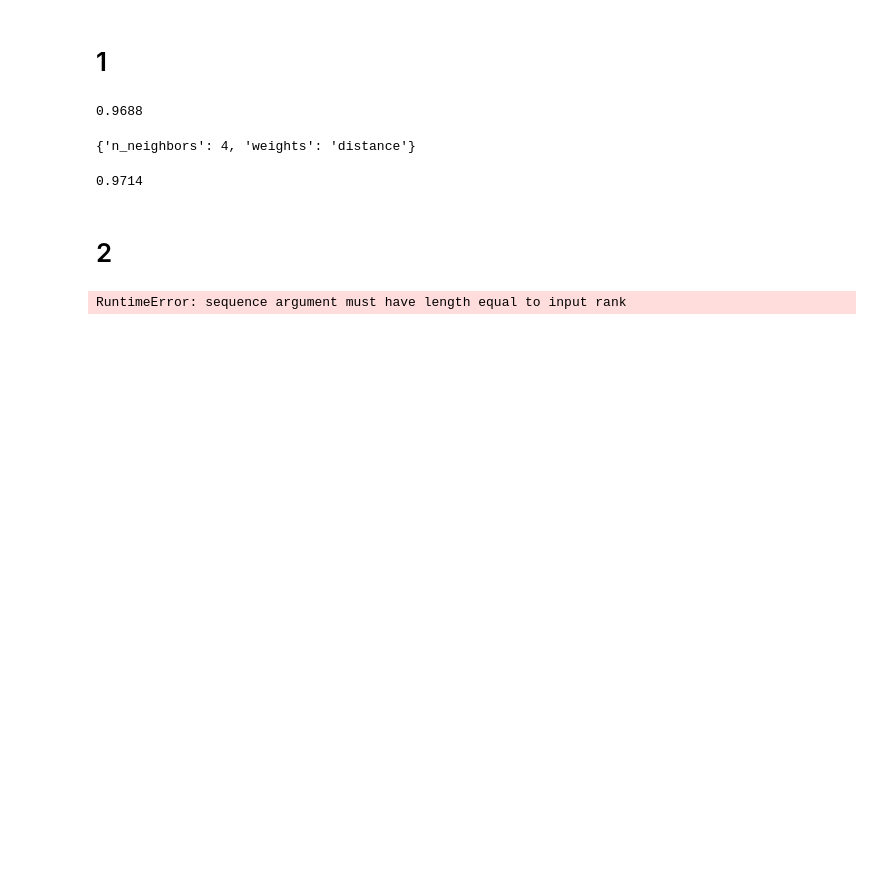
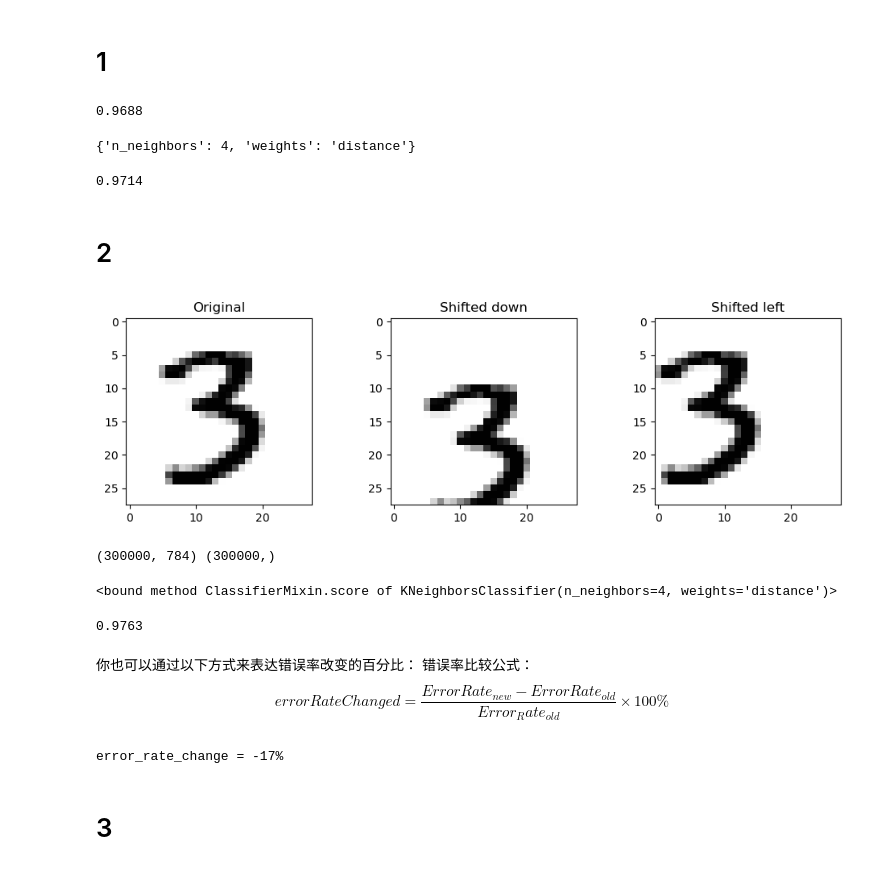
Before and after one commit to zhouchiji/handson-ml3, a Jupyter notebook: exercise/03_exercise.ipynb, the cells around one changed output. Drawn from its saved outputs; the diff is of its cells as text; code cells hidden in the pictures; blank space fills up the shorter version.

```diff
--- a/exercise/03_exercise.ipynb
+++ b/exercise/03_exercise.ipynb
@@ -27,17 +27,10 @@ grid_search.best_params_
 # %% [output]
 {'n_neighbors': 4, 'weights': 'distance'}
 # %%
-knn_clf = KNeighborsClassifier(weights='distance', n_neighbors=4)
-knn_clf.fit(X_train, y_train)
-acc = knn_clf.score(X_test, y_test)
+grid_search.best_estimator_.fit(X_train, y_train)
+acc = grid_search.score(X_test, y_test)
 acc
 # %% [output]
 0.9714
 # %% [markdown]
 # 2
-# %%
-from scipy.ndimage import shift
-
-shift(X_train[0], [1, 0], cval=0)
-# %% [output]
-RuntimeError: sequence argument must have length equal to input rank
@@ -43,0 +40,28 @@ RuntimeError: sequence argument must have length equal to input rank
+# %%
+from scipy.ndimage import shift
+
+def shift_image(image, dx, dy):
+    image = image.reshape(28, 28)
+    shifted_image = shift(image, [dy, dx], cval=0, mode='constant')
+    return shifted_image.reshape([-1])
+# %%
+image = X_train[10000]
+image_down = shift_image(image, 0, 5)
+image_left = shift_image(image, -5, 0)
+# %%
+plt.figure(figsize=(12, 3))
+plt.subplot(131)
+plt.title("Original")
+plt.imshow(image.reshape(28, 28),
+           interpolation="nearest", cmap="binary")
+plt.subplot(132)
+plt.title("Shifted down")
+plt.imshow(image_down.reshape(28, 28),
+           interpolation="nearest", cmap="binary")
+plt.subplot(133)
+plt.title("Shifted left")
+plt.imshow(image_left.reshape(28, 28),
+           interpolation="nearest", cmap="binary")
+plt.show()
+# %% [output]
+[figure, added]
@@ -43,0 +79,4 @@ RuntimeError: sequence argument must have length equal to input rank
+# %%
+print(X_train_argument.shape, y_train_argument.shape)
+# %% [output]
+(300000, 784) (300000,)
@@ -43,0 +87,20 @@ RuntimeError: sequence argument must have length equal to input rank
+# %%
+knn_clf = KNeighborsClassifier(**grid_search.best_params_)
+knn_clf.fit(X_train_argument, y_train_argument)
+# %% [output]
+<bound method ClassifierMixin.score of KNeighborsClassifier(n_neighbors=4, weights='distance')>
+# %%
+augmented_accuracy = knn_clf.score(X_test, y_test)
+augmented_accuracy
+# %% [output]
+0.9763
+# %% [markdown]
+你也可以通过以下方式来表达错误率改变的百分比：
+错误率比较公式：$$errorRateChanged = \frac{{ErrorRate}_{new} - ErrorRate_{old}}{Error_Rate_{old}} \times 100\% $$
+# %%
+error_rate_changed = ((1-augmented_accuracy) - (1-acc))/(1-acc)
+print(f"error_rate_change = {error_rate_changed:.0%}")
+# %% [output]
+error_rate_change = -17%
+# %% [markdown]
+# 3
```
Also changed, not shown: parts of 18 cells of this notebook, 2 other files.
